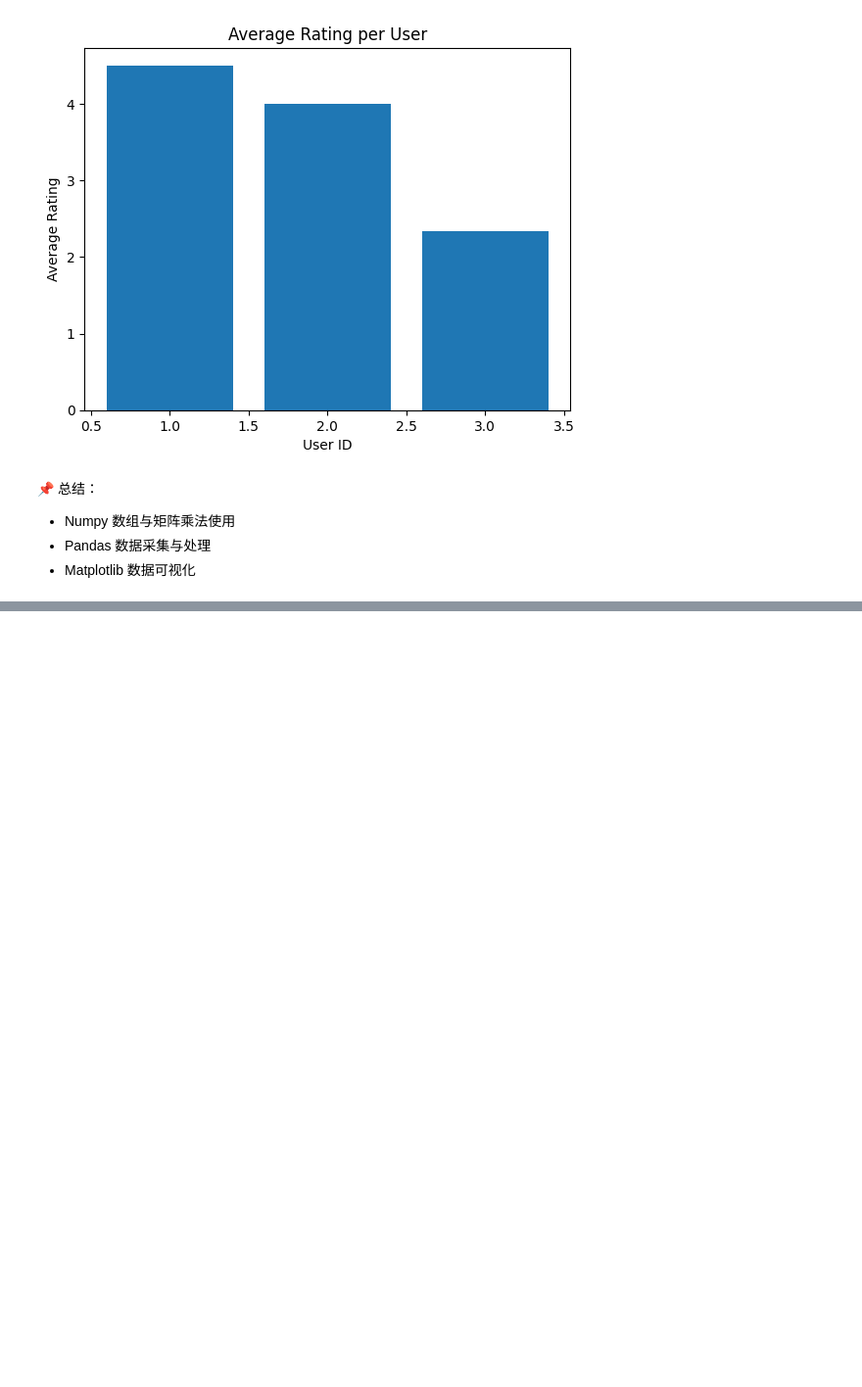
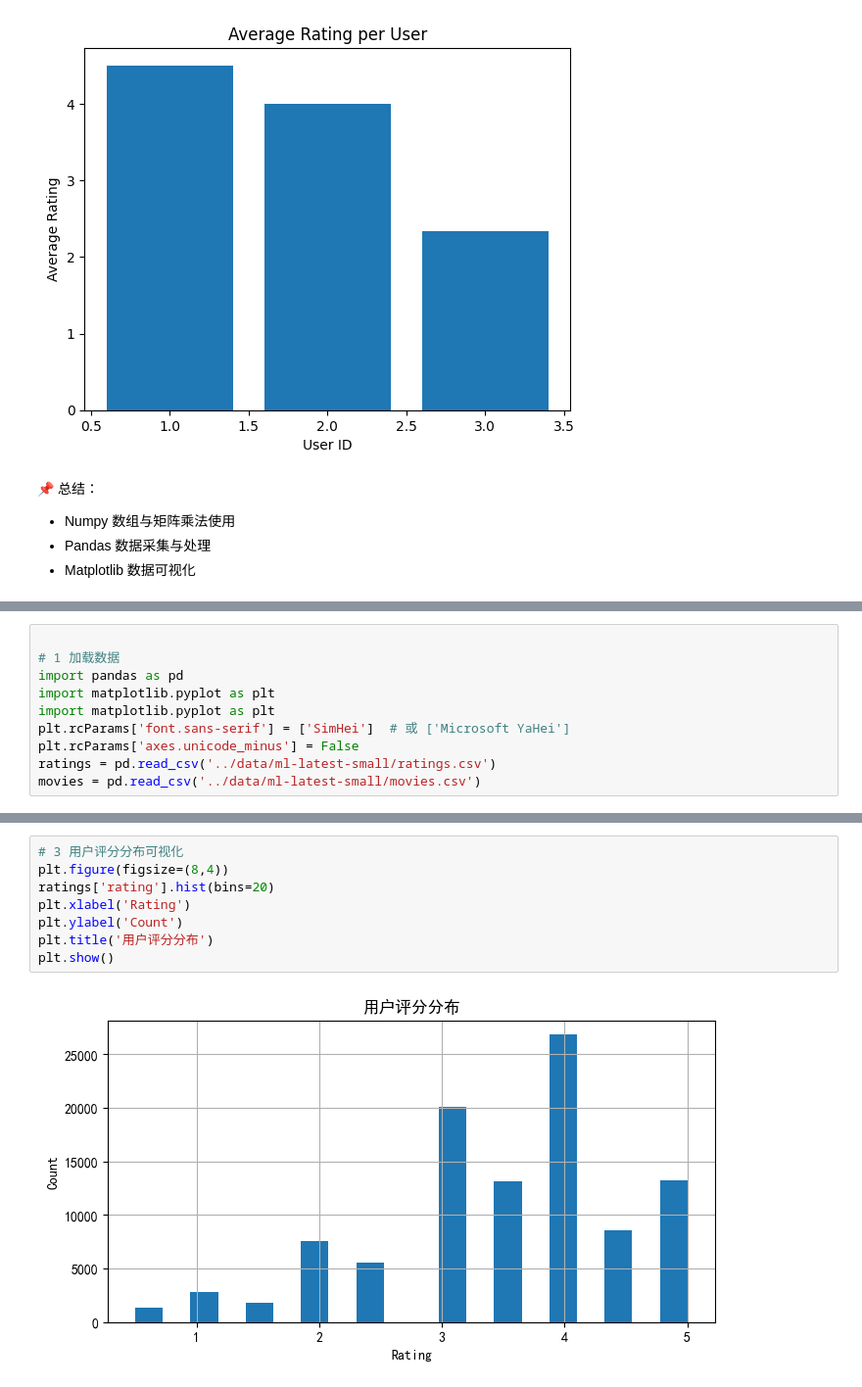
Before and after one commit to Truies/recsys-demo, a Jupyter notebook: notebooks/01 numpy.ipynb, the cells around one changed output, grey strips where cells are left out. Shown at 98% size. Drawn from its saved outputs; the diff is of its cells as text; blank space fills up the shorter version.

```diff
--- a/notebooks/01 numpy.ipynb
+++ b/notebooks/01 numpy.ipynb
@@ -164,0 +167,10 @@ plt.show()
+# %%
+
+# 1 加载数据
+import pandas as pd
+import matplotlib.pyplot as plt
+import matplotlib.pyplot as plt
+plt.rcParams['font.sans-serif'] = ['SimHei']  # 或 ['Microsoft YaHei']
+plt.rcParams['axes.unicode_minus'] = False
+ratings = pd.read_csv('../data/ml-latest-small/ratings.csv')
+movies = pd.read_csv('../data/ml-latest-small/movies.csv')
@@ -164,0 +201,10 @@ plt.show()
+# %%
+# 3 用户评分分布可视化
+plt.figure(figsize=(8,4))
+ratings['rating'].hist(bins=20)
+plt.xlabel('Rating')
+plt.ylabel('Count')
+plt.title('用户评分分布')
+plt.show()
+# %% [output]
+[figure, added]
```
Also changed, not shown: parts of 7 cells of this notebook, 1 other file.
